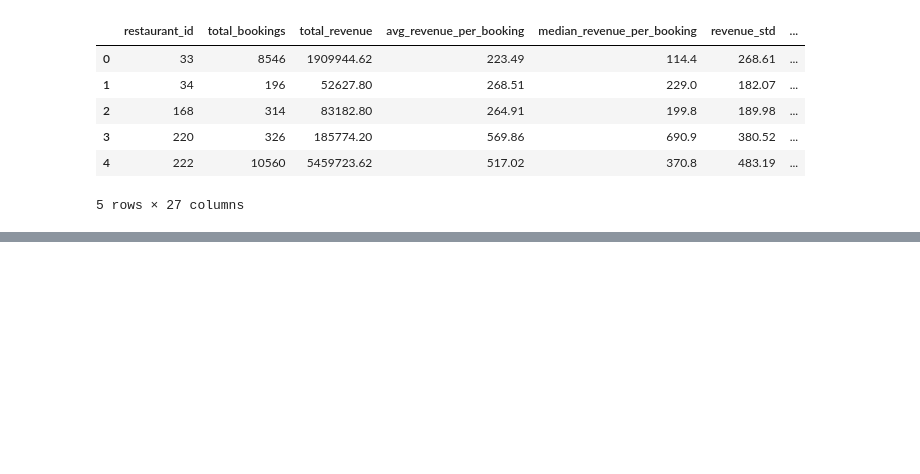
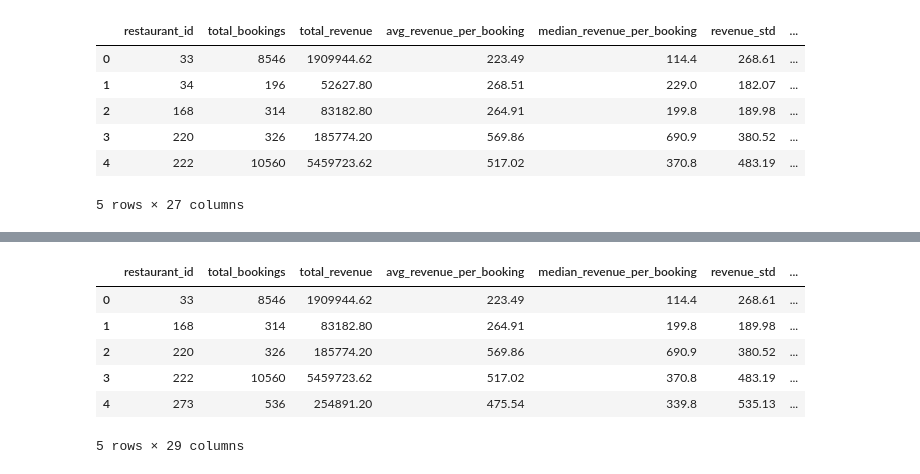
Before and after one commit to liyunling2/OPE, a Jupyter notebook: _1_eda/main.ipynb, the cells around one changed output, grey strips where cells are left out. Drawn from its saved outputs; the diff is of its cells as text; code cells hidden in the pictures; blank space fills up the shorter version.

```diff
--- a/_1_eda/main.ipynb
+++ b/_1_eda/main.ipynb
@@ -382,0 +349,12 @@ restaurant_agg.head()
+# %%
+#merge restaurants dataframe with restaurants_agg on restaurant_id
+restaurants_agg_df = pd.merge(restaurant_agg, restaurants, on='restaurant_id')
+restaurants_agg_df.head()
+# %% [output]
+|  | restaurant_id | total_bookings | total_revenue | avg_revenue_per_booking | median_revenue_per_booking | revenue_std | ... |
+| 0 | 33 | 8546 | 1909944.62 | 223.49 | 114.4 | 268.61 | ... |
+| 1 | 168 | 314 | 83182.80 | 264.91 | 199.8 | 189.98 | ... |
+| 2 | 220 | 326 | 185774.20 | 569.86 | 690.9 | 380.52 | ... |
+| 3 | 222 | 10560 | 5459723.62 | 517.02 | 370.8 | 483.19 | ... |
+| 4 | 273 | 536 | 254891.20 | 475.54 | 339.8 | 535.13 | ... |
+5 rows × 29 columns
```
Also changed, not shown: parts of 14 cells of this notebook.
